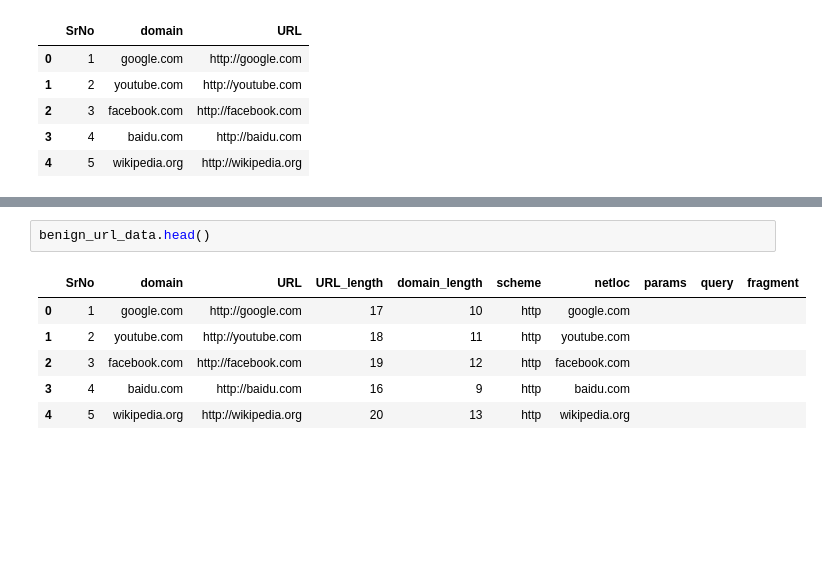
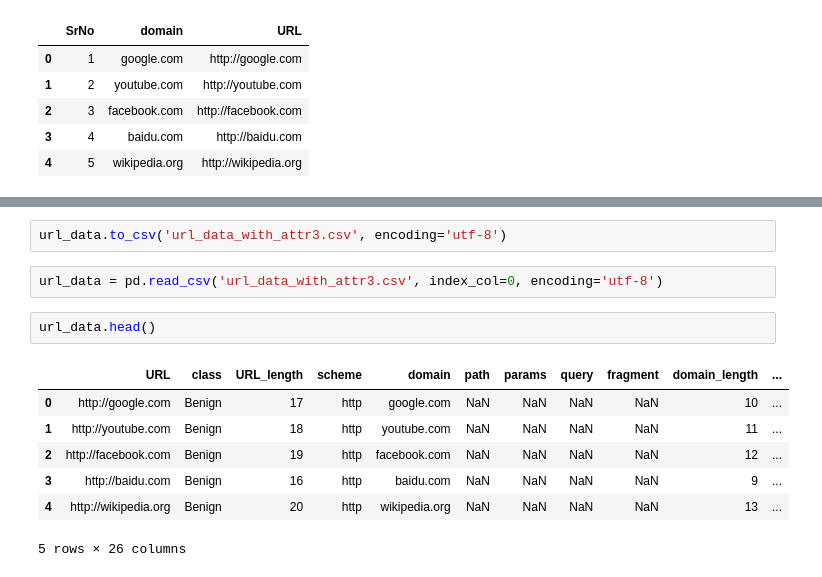
Before and after one commit to dharm18/malicious-webpage-classification, a Jupyter notebook: code/URL properties - feature extraction.ipynb, the cells around one changed output, grey strips where cells are left out. Saved outputs shown, nothing was run; the diff lists cells and outputs as text; blank space fills up the shorter version.

```diff
--- a/code/URL properties - feature extraction.ipynb
+++ b/code/URL properties - feature extraction.ipynb
@@ -66,9 +285,14 @@ benign_url_data = benign_url_data.merge(benign_url_data['URL'].apply(getURLattri
+# %%
+url_data.to_csv('url_data_with_attr3.csv', encoding='utf-8')
+# %%
+url_data = pd.read_csv('url_data_with_attr3.csv', index_col=0, encoding='utf-8')
 # %%
-benign_url_data.head()
+url_data.head()
 # %% [output]
-|  | SrNo | domain | URL | URL_length | domain_length | scheme | netloc | params | query | fragment |
-| 0 | 1 | google.com | http://google.com | 17 | 10 | http | google.com |  |  |  |
-| 1 | 2 | youtube.com | http://youtube.com | 18 | 11 | http | youtube.com |  |  |  |
-| 2 | 3 | facebook.com | http://facebook.com | 19 | 12 | http | facebook.com |  |  |  |
-| 3 | 4 | baidu.com | http://baidu.com | 16 | 9 | http | baidu.com |  |  |  |
-| 4 | 5 | wikipedia.org | http://wikipedia.org | 20 | 13 | http | wikipedia.org |  |  |  |
+|  | URL | class | URL_length | scheme | domain | path | params | query | fragment | domain_length | ... |
+| 0 | http://google.com | Benign | 17 | http | google.com | NaN | NaN | NaN | NaN | 10 | ... |
+| 1 | http://youtube.com | Benign | 18 | http | youtube.com | NaN | NaN | NaN | NaN | 11 | ... |
+| 2 | http://facebook.com | Benign | 19 | http | facebook.com | NaN | NaN | NaN | NaN | 12 | ... |
+| 3 | http://baidu.com | Benign | 16 | http | baidu.com | NaN | NaN | NaN | NaN | 9 | ... |
+| 4 | http://wikipedia.org | Benign | 20 | http | wikipedia.org | NaN | NaN | NaN | NaN | 13 | ... |
+5 rows × 26 columns
```
Also changed, not shown: parts of 32 cells of this notebook, 2 other files.
